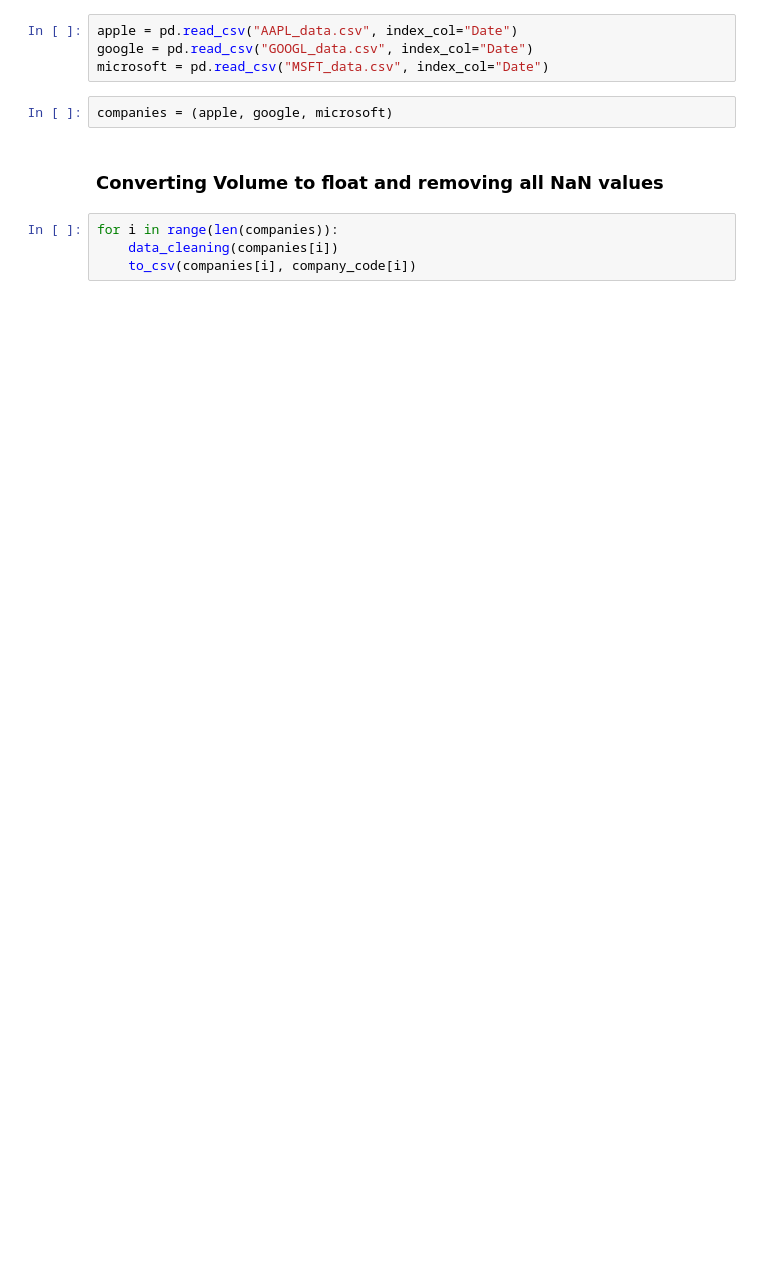
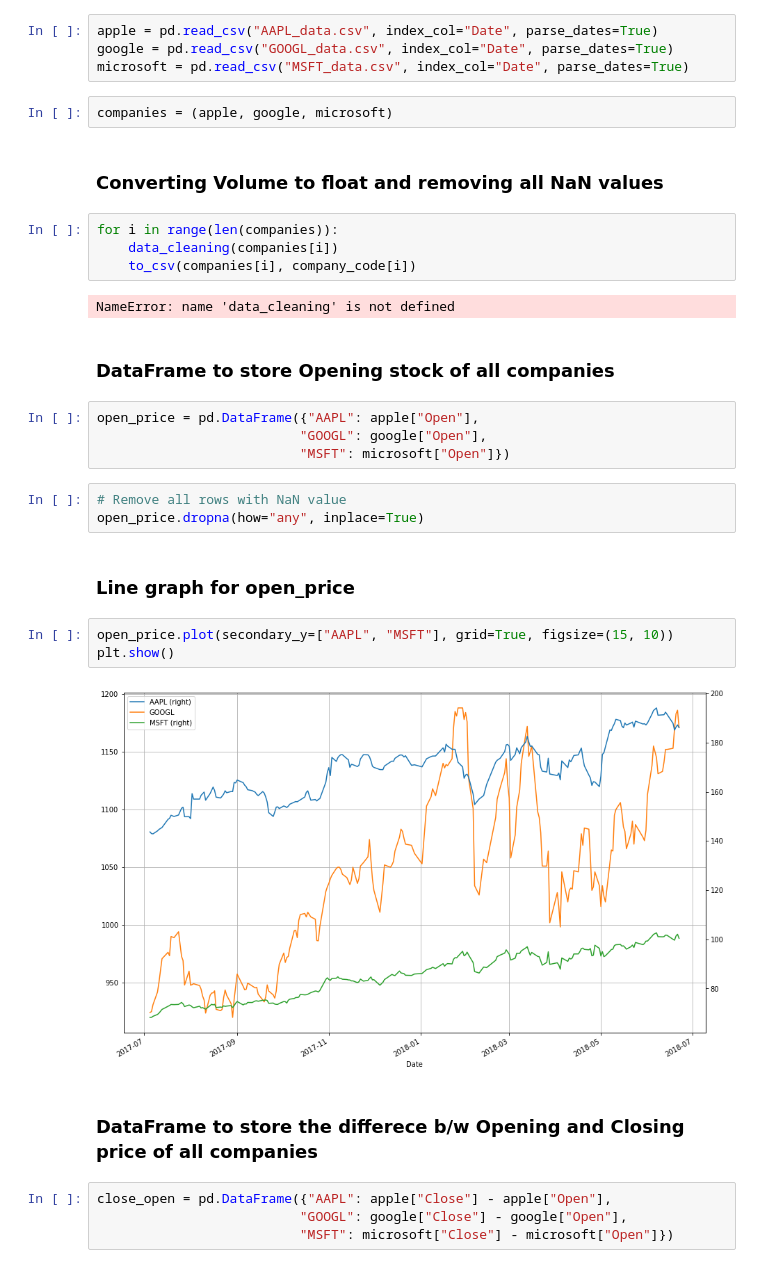
Before and after one commit to abhie-lp/FINANCE_PROJECT, a Jupyter notebook: Code.ipynb, the cells around one changed output. Cells and saved outputs as stored; diff of their text form; blank space fills up the shorter version.

Commit message:
Converted index  to DateTime format and added graphs

```diff
--- a/Code.ipynb
+++ b/Code.ipynb
@@ -57,9 +57,9 @@ for company in company_code:
 # %% [markdown]
 ### Get the from local storage to do further analysis
 # %%
-apple = pd.read_csv("AAPL_data.csv", index_col="Date")
-google = pd.read_csv("GOOGL_data.csv", index_col="Date")
-microsoft = pd.read_csv("MSFT_data.csv", index_col="Date")
+apple = pd.read_csv("AAPL_data.csv", index_col="Date", parse_dates=True)
+google = pd.read_csv("GOOGL_data.csv", index_col="Date", parse_dates=True)
+microsoft = pd.read_csv("MSFT_data.csv", index_col="Date", parse_dates=True)
 # %%
 companies = (apple, google, microsoft)
 # %% [markdown]
@@ -68,3 +68,27 @@ companies = (apple, google, microsoft)
 for i in range(len(companies)):
     data_cleaning(companies[i])
     to_csv(companies[i], company_code[i])
+# %% [output]
+NameError: name 'data_cleaning' is not defined
+# %% [markdown]
+### DataFrame to store Opening stock of all companies
+# %%
+open_price = pd.DataFrame({"AAPL": apple["Open"],
+                          "GOOGL": google["Open"],
+                          "MSFT": microsoft["Open"]})
+# %%
+# Remove all rows with NaN value
+open_price.dropna(how="any", inplace=True)
+# %% [markdown]
+### Line graph for open_price
+# %%
+open_price.plot(secondary_y=["AAPL", "MSFT"], grid=True, figsize=(15, 10))
+plt.show()
+# %% [output]
+[figure, added]
+# %% [markdown]
+### DataFrame to store the differece b/w Opening and Closing price of all companies
+# %%
+close_open = pd.DataFrame({"AAPL": apple["Close"] - apple["Open"],
+                          "GOOGL": google["Close"] - google["Open"],
+                          "MSFT": microsoft["Close"] - microsoft["Open"]})
```
Also changed, not shown: parts of 3 cells of this notebook.
